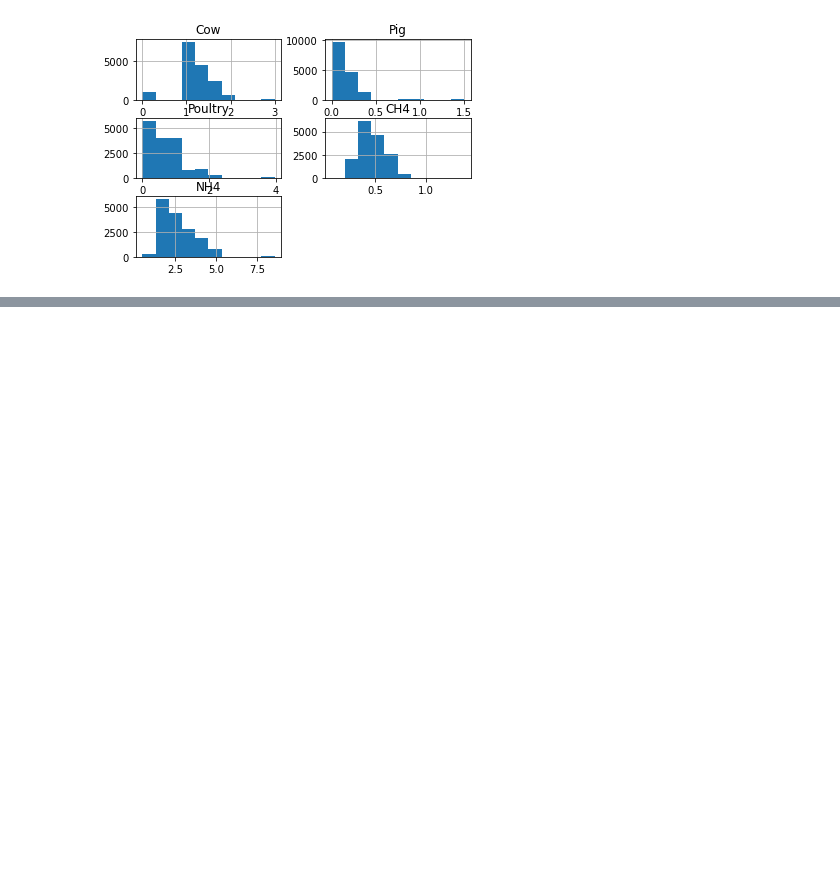
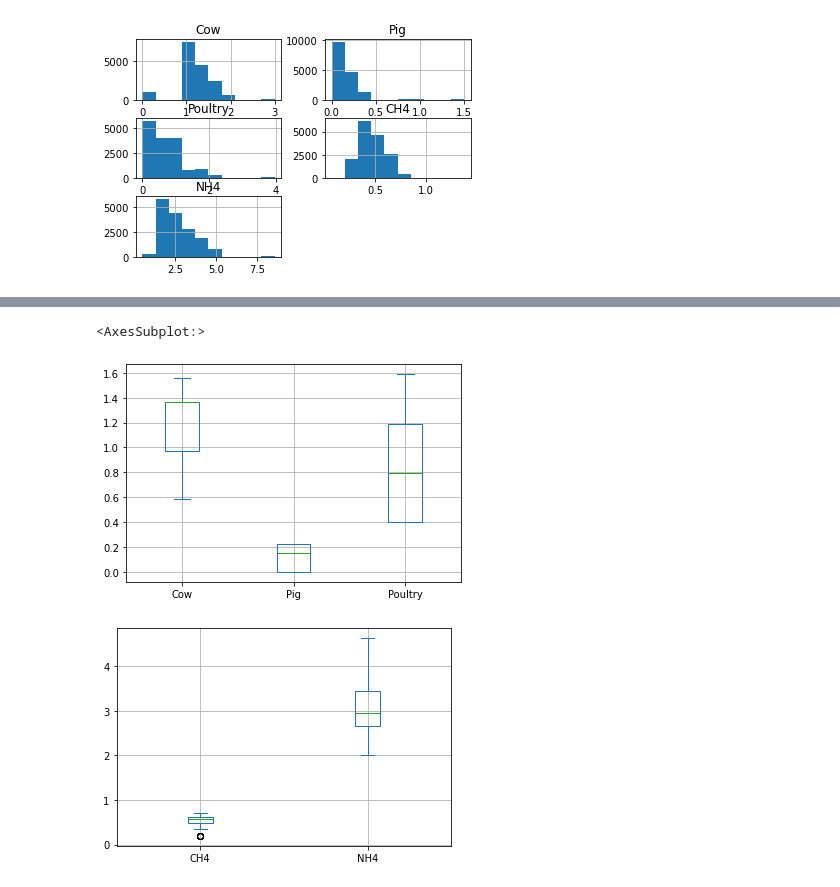
Before and after one commit to tbousiou/biogasprediction, a Jupyter notebook: biogas_data_extract.ipynb, the cells around one changed output, grey strips where cells are left out. Drawn from its saved outputs; the diff is of its cells as text; code cells hidden in the pictures; blank space fills up the shorter version.

```diff
--- a/biogas_data_extract.ipynb
+++ b/biogas_data_extract.ipynb
@@ -107,0 +137,2 @@ array([[<AxesSubplot:title={'center':'Cow'}>,
+# %%
+data_dynamic = pd.concat(dbatches)
@@ -107,0 +169,7 @@ array([[<AxesSubplot:title={'center':'Cow'}>,
+# %%
+data_dynamic[['Cow','Pig','Poultry']].plot(kind='box', grid=True)
+data_dynamic[['CH4','NH4']].plot(kind='box', grid=True)
+# %% [output]
+<AxesSubplot:>
+[figure, added]
+[figure, added]
```
Also changed, not shown: parts of 13 cells of this notebook, 8 other files.
